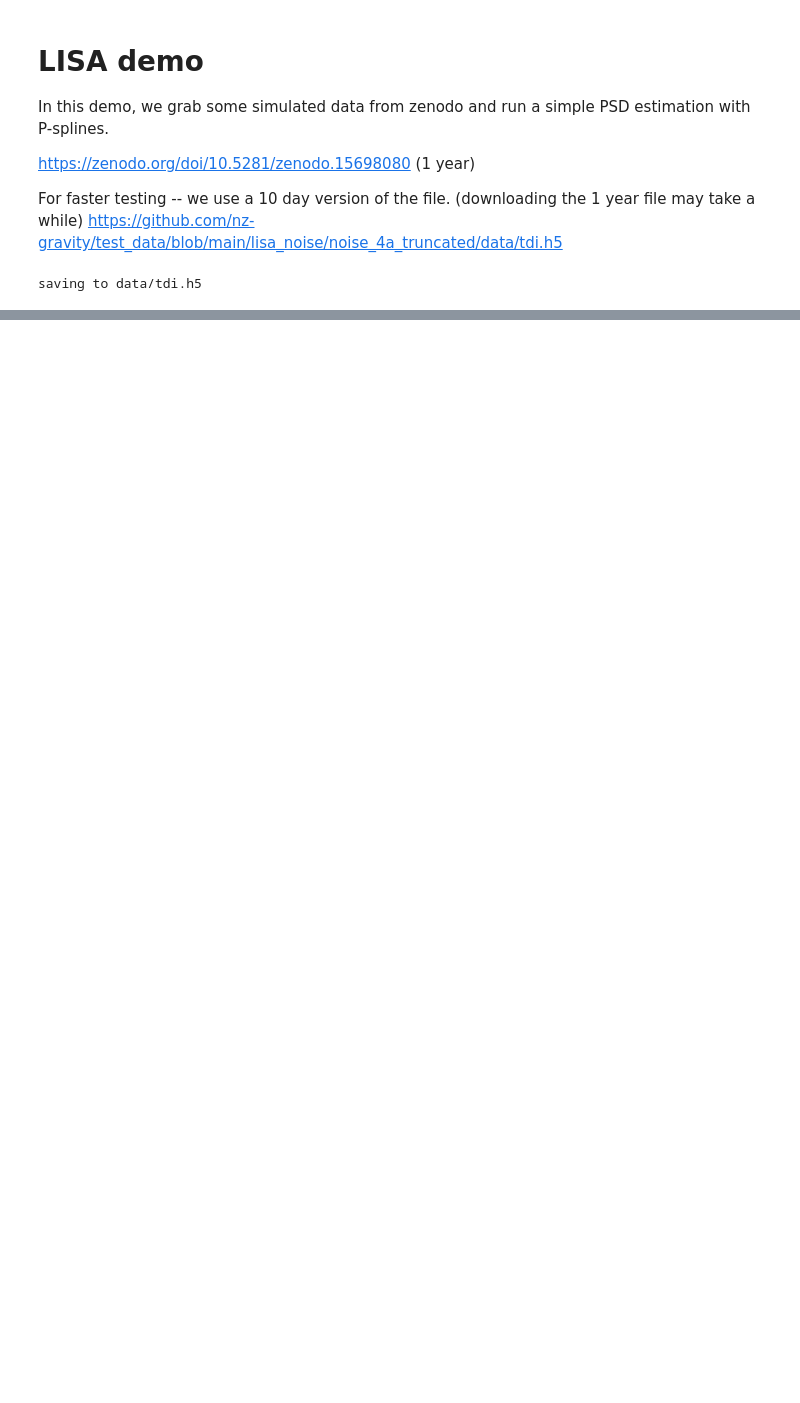
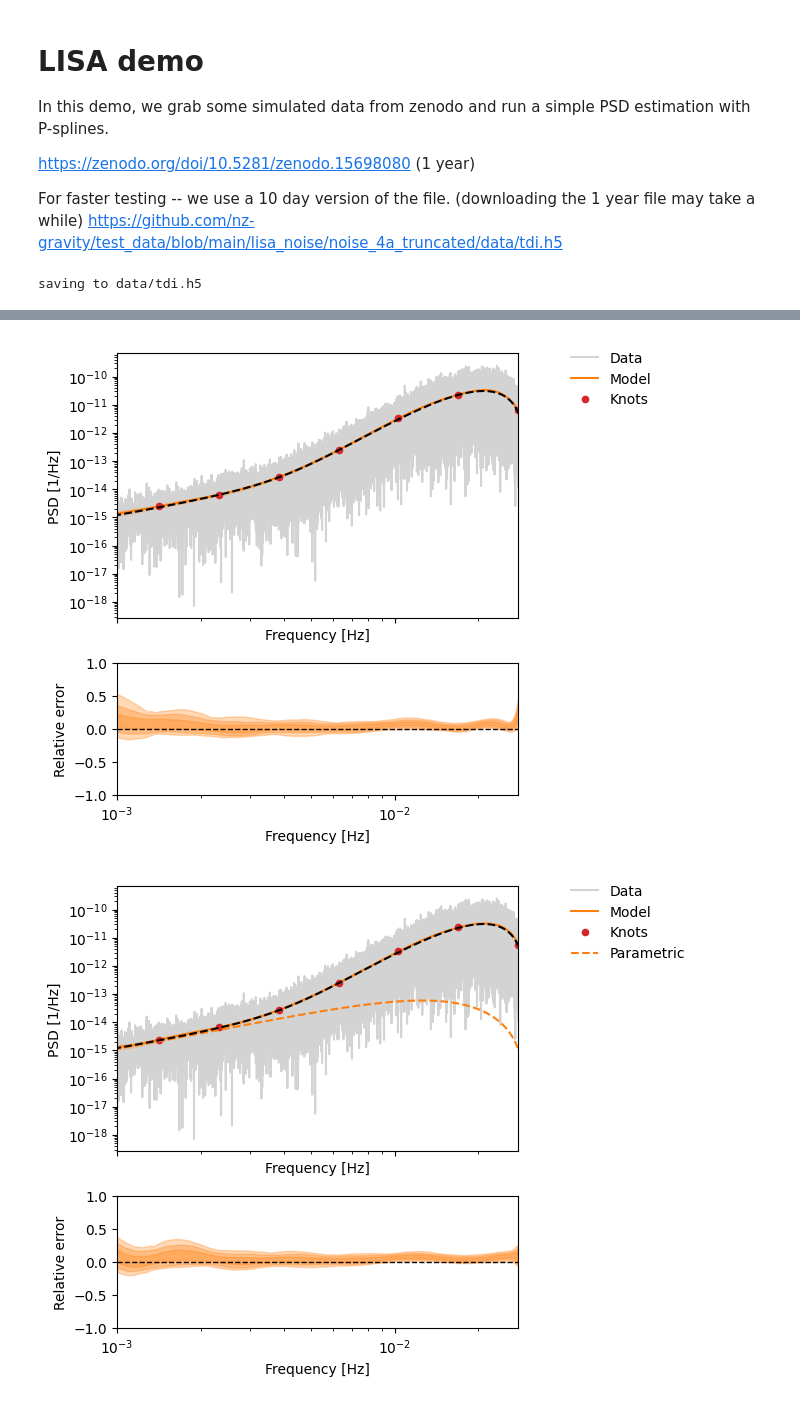
Before and after one commit to nz-gravity/LogPSplinePSD, a Jupyter notebook: docs/studies/lisa/lisa_demo.ipynb, the cells around one changed output, grey strips where cells are left out. Saved outputs shown, nothing was run; the diff lists cells and outputs as text; code cells hidden in the pictures; blank space fills up the shorter version.

Commit message:
fix: made plotting changes

```diff
--- a/docs/studies/lisa/lisa_demo.ipynb
+++ b/docs/studies/lisa/lisa_demo.ipynb
@@ -417,8 +421,20 @@ class LISAData:
             f"fs={self.fs}, duration={self.duration_str})"
         )
 
+    def get_model(self, frange=None):
+        if frange is None:
+            return self.total_model
+        else:
+            freqs = np.fft.rfftfreq(self.size, self.dt)
+            mask = (freqs >= frange[0]) & (freqs <= frange[1])
+            return (
+                self.total_model[mask],
+                self.oms_model[mask],
+                self.tm_model[mask],
+            )
+
 
 lisa_data = LISAData.from_hdf5("data/tdi.h5")
 axes = lisa_data.plot_periodograms()
-axes[0].set_title(f"{lisa_data}")
+axes[0].set_title(f"{lisa_data}");
 # %% [output]
@@ -472,0 +489,44 @@ _ = plot_pdgrm(idata=results)
+# %%
+from log_psplines.arviz_utils.from_arviz import az, get_posterior_ci
+
+
+def plot_result(idata, show_para: bool = False):
+    fig, axes = plt.subplots(
+        2,
+        1,
+        figsize=(5, 5),
+        sharex=True,
+        gridspec_kw={"height_ratios": [2, 1]},
+    )
+    fig, ax = plot_pdgrm(
+        ax=axes[0], idata=idata, yscalar=x2.std**2, show_parametric=show_para
+    )
+    ax.plot(pdgrm.freqs, model**2, "k--", label="TRUE")
+    ax.set_xlim(left=10**-3)
+
+    # plot relative error from true
+    posterior_ci = get_posterior_ci(idata)
+    for ci in posterior_ci:
+        ci = ci * x2.std**2
+        lower, upper = ci
+        axes[1].fill_between(
+            pdgrm.freqs,
+            (lower - model**2) / model**2,
+            (upper - model**2) / model**2,
+            color="tab:orange",
+            alpha=0.3,
+        )
+    axes[1].axhline(0, color="k", ls="--", lw=1)
+    axes[1].set_ylabel("Relative error")
+    axes[1].set_xlabel("Frequency [Hz]")
+    axes[1].set_xscale("log")
+    axes[1].set_yscale("linear")
+    axes[1].set_xlim(left=10**-3)
+    axes[1].set_ylim(-1, 1)
+
+
+plot_result(results_no_parametric, show_para=False)
+plot_result(results_with_parametric, show_para=True)
+# %% [output]
+[figure, added]
+[figure, added]
```
Also changed, not shown: parts of 5 cells of this notebook, 4 other files.
